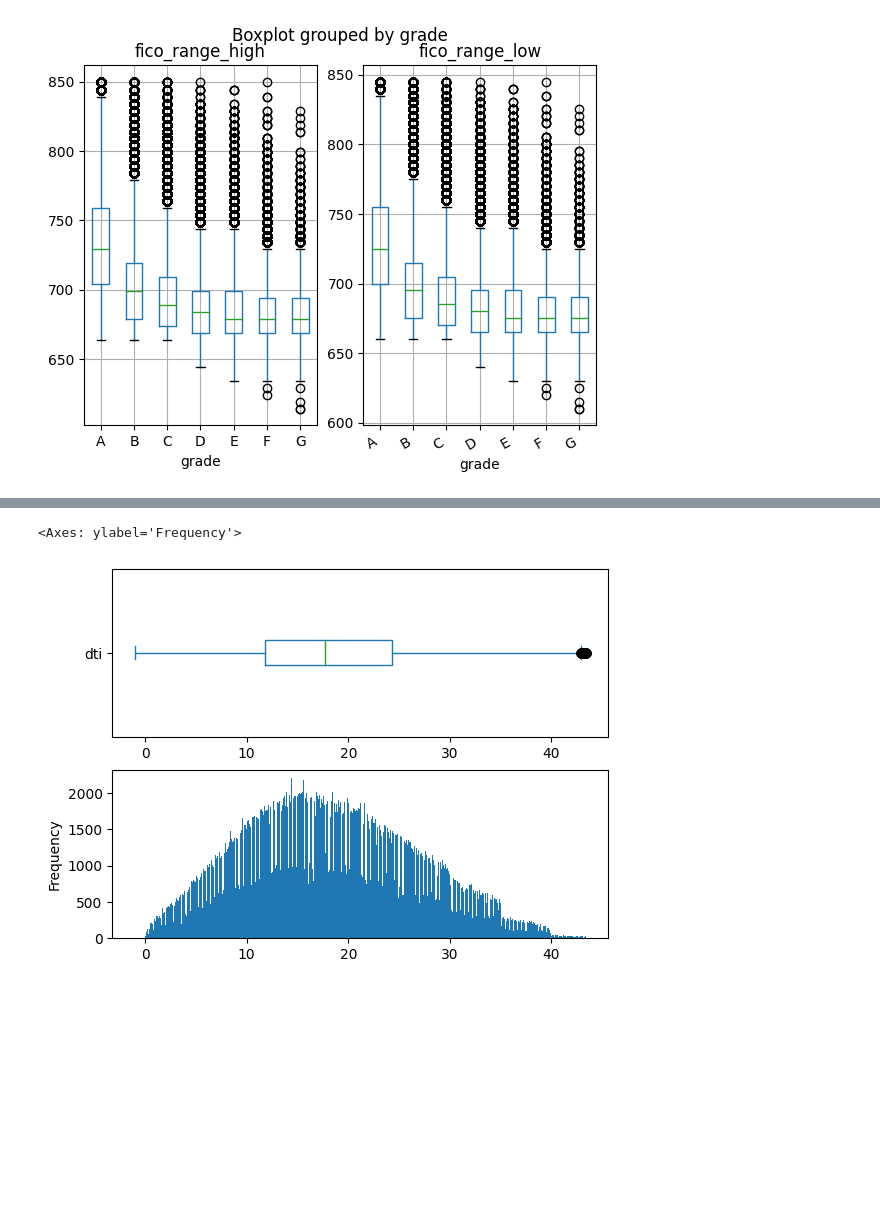
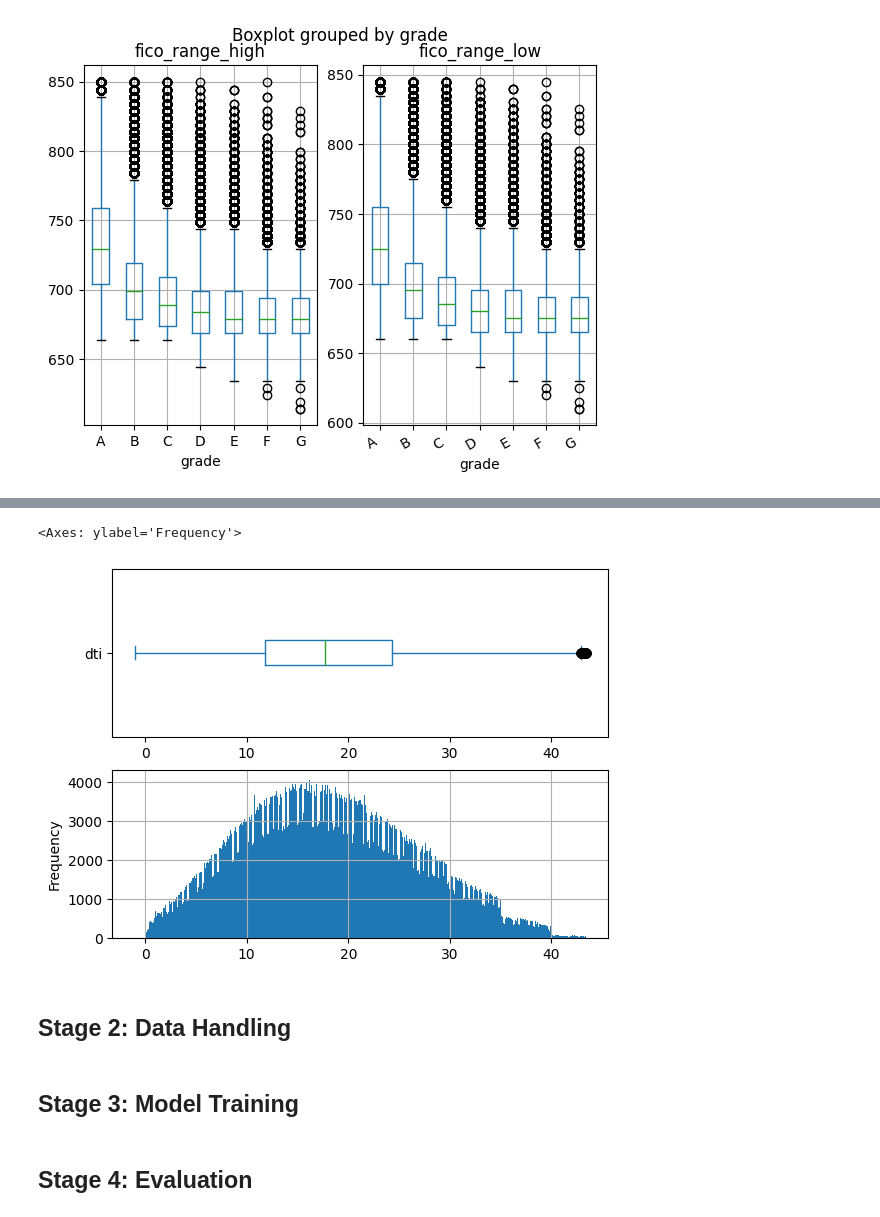
Before and after one commit to cmherrera/portfolio, a Jupyter notebook: assets/projects/Financial_Analysis/Financial_Analysis.ipynb, the cells around one changed output, grey strips where cells are left out. Saved outputs shown, nothing was run; the diff lists cells and outputs as text; code cells hidden in the pictures; blank space fills up the shorter version.

```diff
--- a/assets/projects/Financial_Analysis/Financial_Analysis.ipynb
+++ b/assets/projects/Financial_Analysis/Financial_Analysis.ipynb
@@ -339,7 +363,13 @@ Number of dti outliers 21580
 # %%
 fig, ax = plt.subplots(2,1)
-df_no_dti_outliers['dti'].plot(kind='box', ax= ax[0],vert=False)
-df_no_dti_outliers['dti'].plot(kind='hist', ax= ax[1],bins=2500)
+df_no_dti_outliers['dti'].plot(kind='box', ax=ax[0], vert=False)
+df_no_dti_outliers['dti'].plot(kind='hist', ax=ax[1], bins=1200, grid=True)
 # %% [output]
 <Axes: ylabel='Frequency'>
-[figure, old version]
+[figure, new version]
+# %% [markdown]
+## Stage 2: Data Handling
+# %% [markdown]
+## Stage 3: Model Training
+# %% [markdown]
+## Stage 4: Evaluation
```
Also changed, not shown: parts of 3 cells of this notebook.
